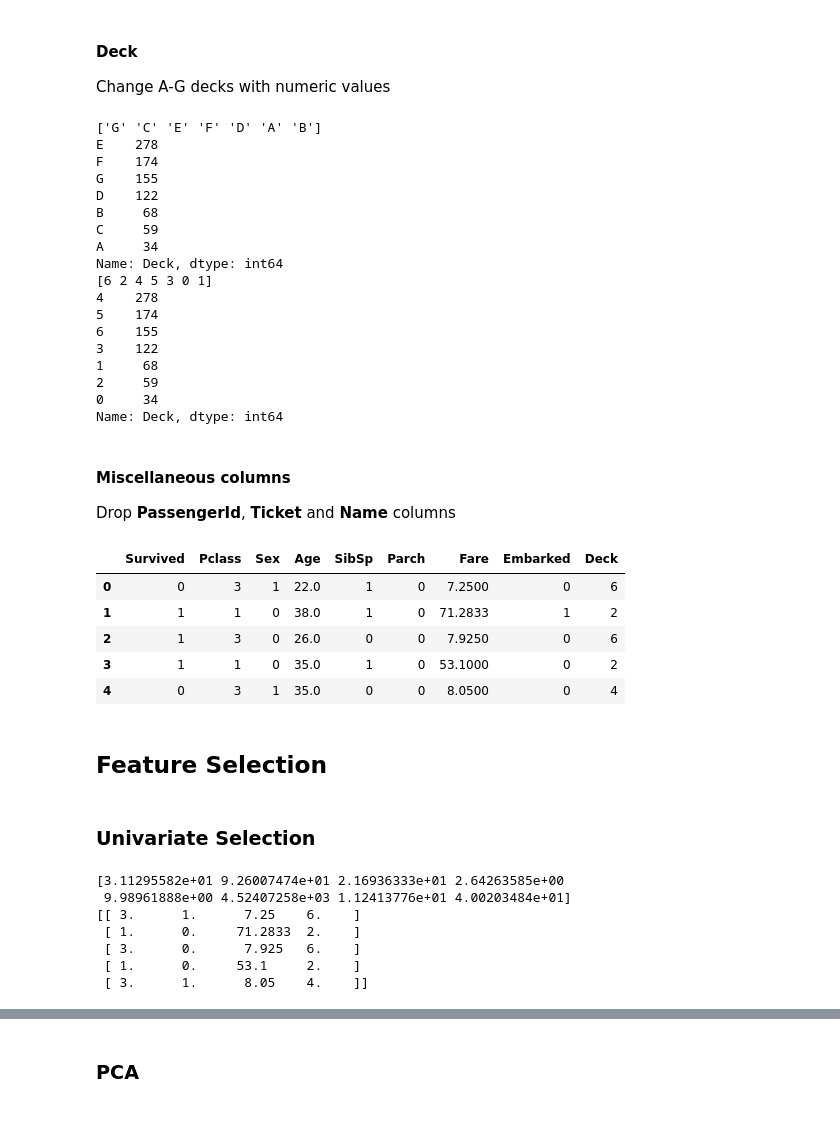
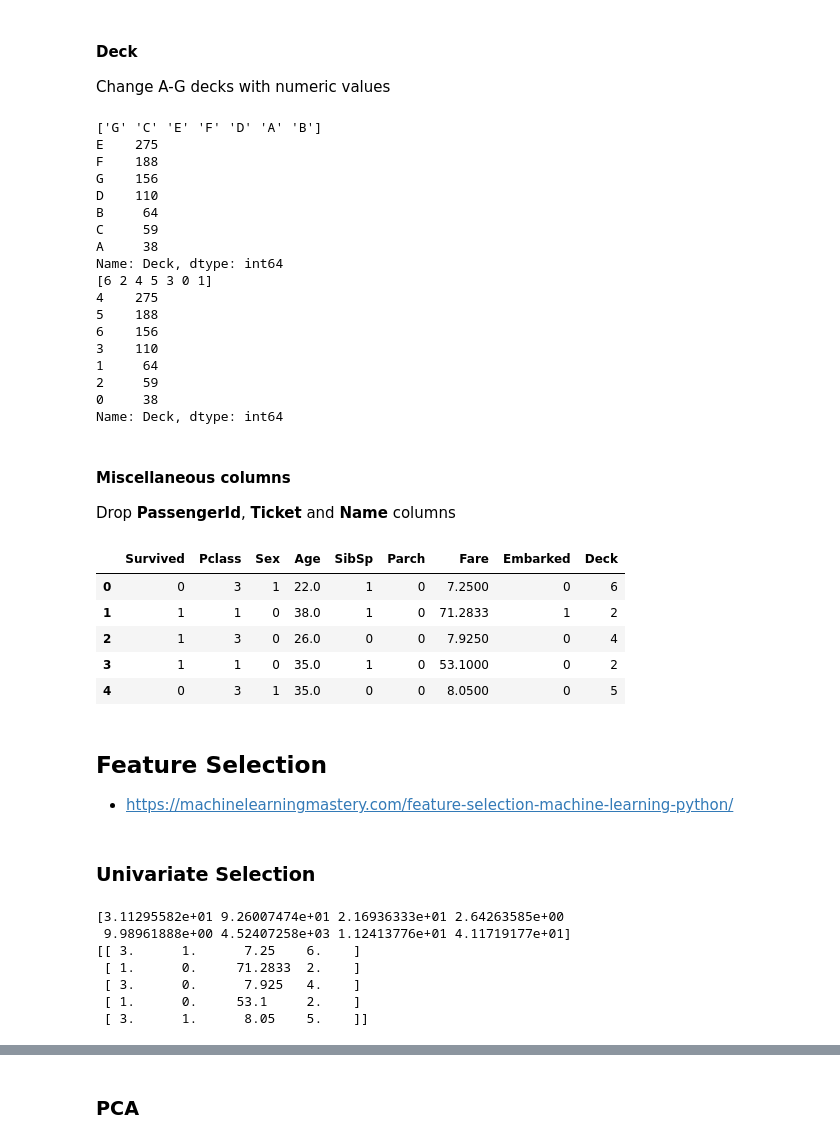
Before and after one commit to subhashb/100-days-of-ml, a Jupyter notebook: 1-gladiator/titanic/Titanic-Analysis.ipynb, the cells around one changed output, grey strips where cells are left out. Drawn from its saved outputs; the diff is of its cells as text; code cells hidden in the pictures.

```diff
--- a/1-gladiator/titanic/Titanic-Analysis.ipynb
+++ b/1-gladiator/titanic/Titanic-Analysis.ipynb
@@ -189,10 +195,10 @@ train_df = train_df.interpolate()
 # %%
 # Or take the longer way to predict missing Age values
-if train_df['Age'].isnull().sum() > 0:
+if df['Age'].isnull().sum() > 0:
     linear = LinearRegression()
 
-    data_with_null = train_df[train_df['Age'].isnull()][['PassengerId', 'Pclass', 'SibSp', 'Parch', 'Fare', 'Age', 'Embarked']]
-    data_without_null = train_df[['PassengerId', 'Pclass', 'SibSp', 'Parch', 'Fare', 'Age', 'Embarked']].dropna()
+    data_with_null = df[df['Age'].isnull()][['PassengerId', 'Pclass', 'SibSp', 'Parch', 'Fare', 'Age', 'Embarked']]
+    data_without_null = df[['PassengerId', 'Pclass', 'SibSp', 'Parch', 'Fare', 'Age', 'Embarked']].dropna()
 
     age_train_X = data_without_null.drop('Age', axis=1)
     age_train_y = data_without_null['Age']
@@ -206,10 +212,10 @@ if train_df['Age'].isnull().sum() > 0:
     age_predicted['Age'] = linear.predict(age_test_X)
 
     # https://stackoverflow.com/questions/41773728/pandas-fill-na-with-data-from-another-dataframe-based-on-same-id
-    train_df_cleaned = train_df.set_index("PassengerId").combine_first(age_predicted.set_index("PassengerId")).reset_index()
+    df_cleaned = df.set_index("PassengerId").combine_first(age_predicted.set_index("PassengerId")).reset_index()
 
     # Set Negative age to a particular value, say 5 years
-    train_df_cleaned.loc[train_df['Age'] < 0., 'Age'] = 5
+    df.loc[df['Age'] < 0., 'Age'] = 5
 # %% [markdown]
 ### Outliers
 
@@ -299,9 +305,9 @@ plt.boxplot(train_df['Age'])
 
 Change 'female' and 'male' values to 0 and 1 respectively.
 # %%
-train_df['Sex'].replace({'female':0,'male':1},inplace=True)
-print(train_df['Sex'].unique())
-print(train_df['Sex'].value_counts())
+df['Sex'].replace({'female':0,'male':1},inplace=True)
+print(df['Sex'].unique())
+print(df['Sex'].value_counts())
 # %% [output]
 [1 0]
 1    576
@@ -312,44 +318,44 @@ Name: Sex, dtype: int64
 
 Change A-G decks with numeric values
 # %%
-print(train_df['Deck'].unique())
-print(train_df['Deck'].value_counts())
-train_df['Deck'].replace(['A', 'B', 'C', 'D', 'E', 'F', 'G', 'H'], [0, 1, 2, 3, 4, 5, 6, 7], inplace=True)
-print(train_df['Deck'].unique())
-print(train_df['Deck'].value_counts())
+print(df['Deck'].unique())
+print(df['Deck'].value_counts())
+df['Deck'].replace(['A', 'B', 'C', 'D', 'E', 'F', 'G', 'H'], [0, 1, 2, 3, 4, 5, 6, 7], inplace=True)
+print(df['Deck'].unique())
+print(df['Deck'].value_counts())
 # %% [output]
 ['G' 'C' 'E' 'F' 'D' 'A' 'B']
-E    278
-F    174
-G    155
-D    122
-B     68
+E    275
+F    188
+G    156
+D    110
+B     64
 C     59
-A     34
+A     38
 Name: Deck, dtype: int64
 [6 2 4 5 3 0 1]
-4    278
-5    174
-6    155
-3    122
-1     68
+4    275
+5    188
+6    156
+3    110
+1     64
 2     59
-0     34
+0     38
 Name: Deck, dtype: int64
 # %% [markdown]
 #### Miscellaneous columns
 
 Drop **PassengerId**, **Ticket** and **Name** columns
 # %%
-train_df = train_df.drop(['Name', 'PassengerId', 'Ticket'], axis=1)
+df = df.drop(['Name', 'PassengerId', 'Ticket'], axis=1)
 # %%
-train_df.head()
+df.head()
 # %% [output]
 |  | Survived | Pclass | Sex | Age | SibSp | Parch | Fare | Embarked | Deck |
 | 0 | 0 | 3 | 1 | 22.0 | 1 | 0 | 7.2500 | 0 | 6 |
 | 1 | 1 | 1 | 0 | 38.0 | 1 | 0 | 71.2833 | 1 | 2 |
-| 2 | 1 | 3 | 0 | 26.0 | 0 | 0 | 7.9250 | 0 | 6 |
+| 2 | 1 | 3 | 0 | 26.0 | 0 | 0 | 7.9250 | 0 | 4 |
 | 3 | 1 | 1 | 0 | 35.0 | 1 | 0 | 53.1000 | 0 | 2 |
-| 4 | 0 | 3 | 1 | 35.0 | 0 | 0 | 8.0500 | 0 | 4 |
+| 4 | 0 | 3 | 1 | 35.0 | 0 | 0 | 8.0500 | 0 | 5 |
 # %%
 # Separate data and target values
@@ -358,24 +364,26 @@ train_df = train_df.drop('Survived', axis=1)
-# %% [markdown]
-## Feature Selection
+# %% [markdown]
+## Feature Selection
+
+* https://machinelearningmastery.com/feature-selection-machine-learning-python/
 # %% [markdown]
 ### Univariate Selection
 # %%
-test = SelectKBest(score_func=chi2, k=4)
-fit = test.fit(train_df, y)
+kbest = SelectKBest(score_func=chi2, k=4)
+kbest_fit = kbest.fit(df, y)
 
 # Summarize Scores
 pd.options.display.float_format = "{:.2f}".format
-print(fit.scores_)
+print(kbest_fit.scores_)
 
-features = fit.transform(train_df)
+features = kbest_fit.transform(df)
 print(features[0:5,:])
 # %% [output]
 [3.11295582e+01 9.26007474e+01 2.16936333e+01 2.64263585e+00
- 9.98961888e+00 4.52407258e+03 1.12413776e+01 4.00203484e+01]
+ 9.98961888e+00 4.52407258e+03 1.12413776e+01 4.11719177e+01]
 [[ 3.      1.      7.25    6.    ]
  [ 1.      0.     71.2833  2.    ]
- [ 3.      0.      7.925   6.    ]
+ [ 3.      0.      7.925   4.    ]
  [ 1.      0.     53.1     2.    ]
- [ 3.      1.      8.05    4.    ]]
+ [ 3.      1.      8.05    5.    ]]
 # %%
 # Determine which features were chosen
```
Also changed, not shown: parts of 73 cells of this notebook.
